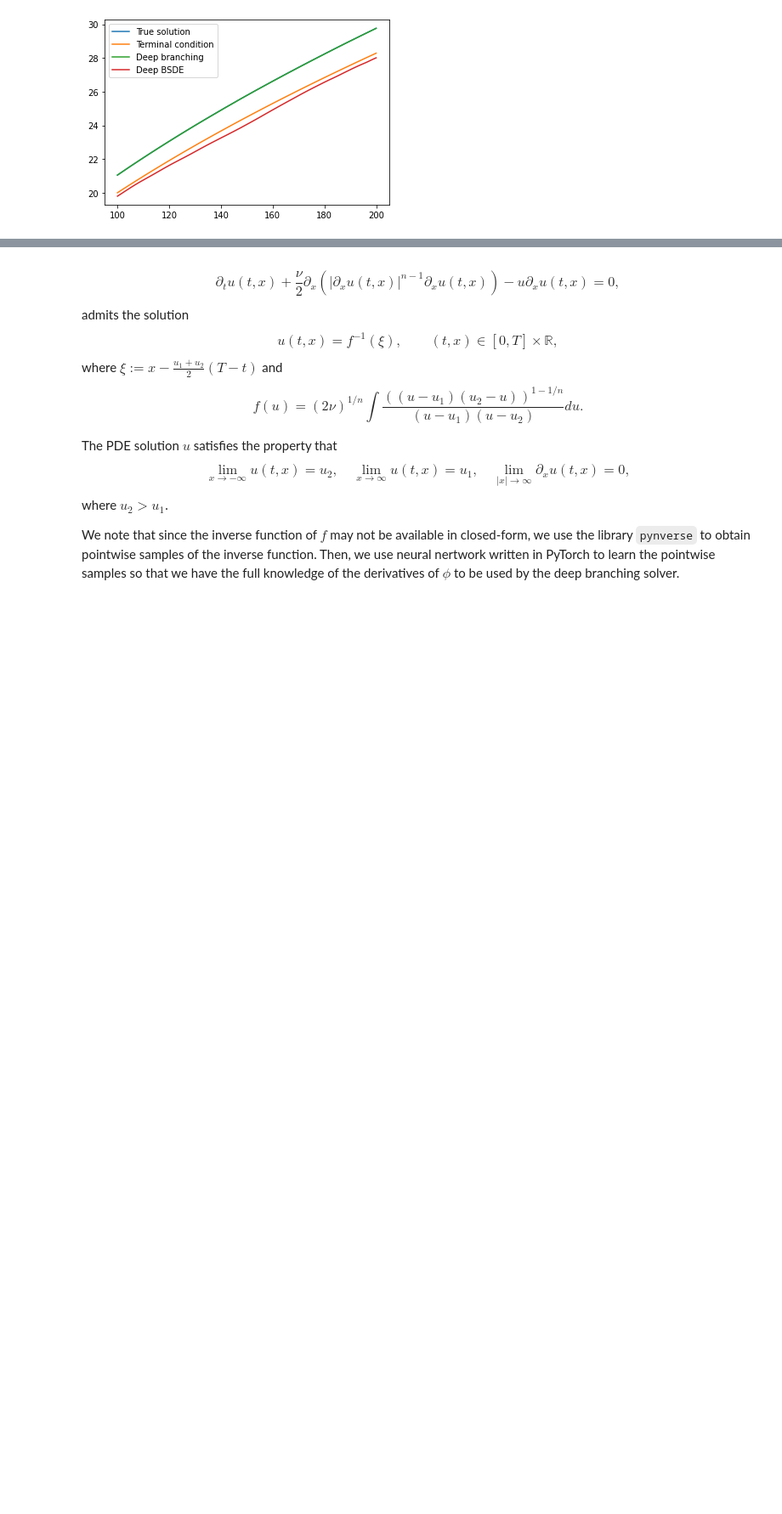
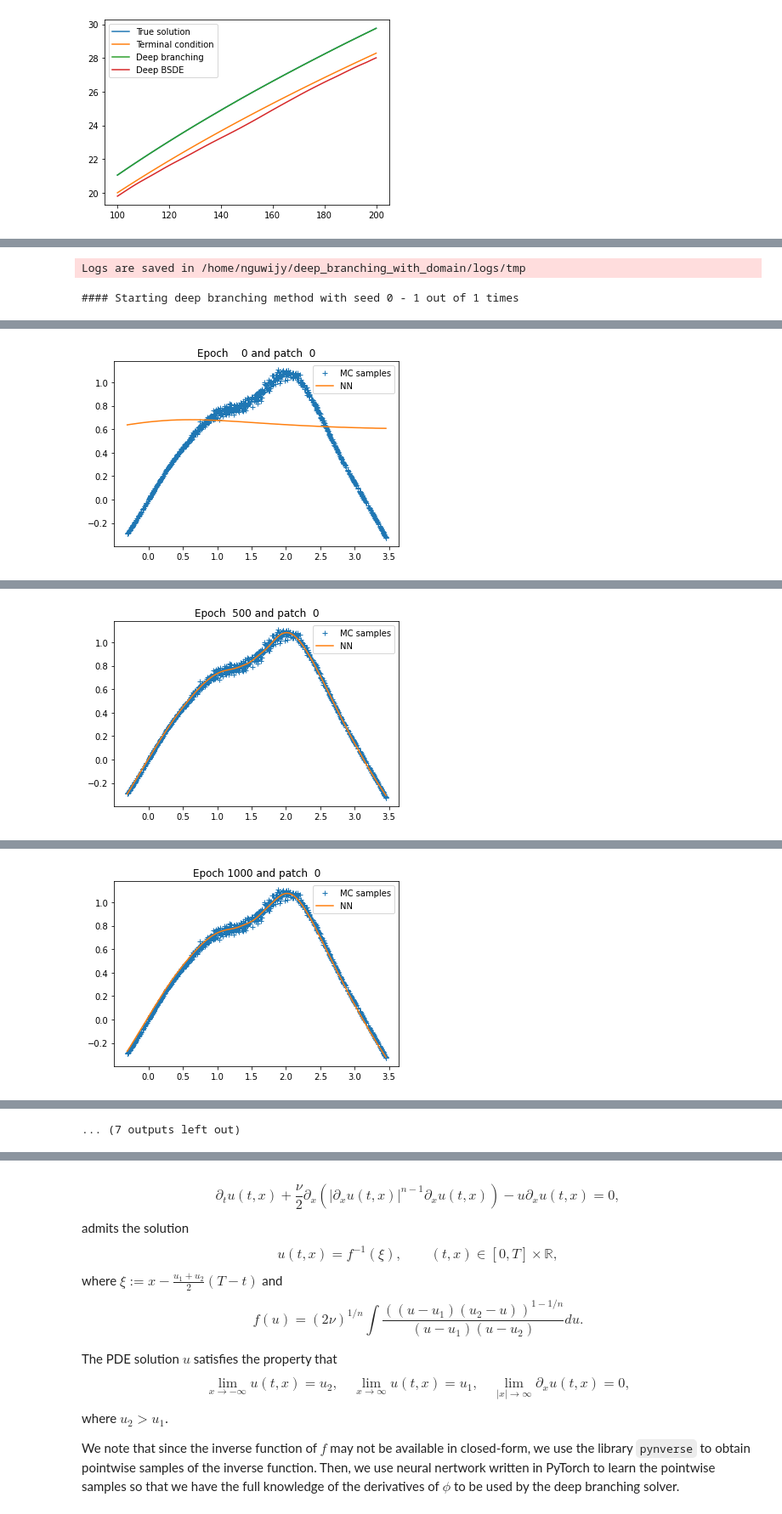
Before and after one commit to nguwijy/deep_branching_with_domain, a Jupyter notebook: notebooks/deep_branching.ipynb, the cells around one changed output, grey strips where cells are left out. Shown at 85% size. Drawn from its saved outputs; the diff is of its cells as text; code cells hidden in the pictures; blank space fills up the shorter version.

Commit message:
test: add MBE2 and MBE3 to deep_branching.ipynb

```diff
--- a/notebooks/deep_branching.ipynb
+++ b/notebooks/deep_branching.ipynb
@@ -71,6 +71,7 @@ def compare_performance(
     disable_bsde=False,
     disable_branch=False,
     seeds=list(range(10)),
+    disable_relative=False,
     **kwargs,
 ):
     if not os.path.isdir('deep_branching_logs/data/'):
@@ -115,7 +116,10 @@ def compare_performance(
             branch += tmp
             branch_l1_error.append((np.abs(tmp - true)).mean())
             branch_l2_error.append(((tmp - true) ** 2).mean())
-            branch_rel_error.append((np.abs(tmp - true) / np.abs(true)).mean())
+            if not disable_relative:
+                branch_rel_error.append((np.abs(tmp - true) / np.abs(true)).mean())
+            else:
+                branch_rel_error.append(0)
             print(
                 f"Time taken: {branch_runtime[-1]:.0f} seconds; L1 error: {branch_l1_error[-1]:.2E}; L2 error: {branch_l2_error[-1]:.2E}; rel error: {branch_rel_error[-1]:.2E}."
             )
@@ -139,7 +143,10 @@ def compare_performance(
             dgm += tmp
             dgm_l1_error.append((np.abs(tmp - true)).mean())
             dgm_l2_error.append(((tmp - true) ** 2).mean())
-            dgm_rel_error.append((np.abs(tmp - true) / np.abs(true)).mean())
+            if not disable_relative:
+                dgm_rel_error.append((np.abs(tmp - true) / np.abs(true)).mean())
+            else:
+                dgm_rel_error.append(0)
             print(
                 f"Time taken: {dgm_runtime[-1]:.0f} seconds; L1 error: {dgm_l1_error[-1]:.2E}; L2 error: {dgm_l2_error[-1]:.2E}; rel error: {dgm_rel_error[-1]:.2E}."
             )
@@ -164,7 +171,10 @@ def compare_performance(
             bsde += tmp
             bsde_l1_error.append((np.abs(tmp - true)).mean())
             bsde_l2_error.append(((tmp - true) ** 2).mean())
-            bsde_rel_error.append((np.abs(tmp - true) / np.abs(true)).mean())
+            if not disable_relative:
+                bsde_rel_error.append((np.abs(tmp - true) / np.abs(true)).mean())
+            else:
+                bsde_rel_error.append(0)
             print(
                 f"Time taken: {bsde_runtime[-1]:.0f} seconds; L1 error: {bsde_l1_error[-1]:.2E}; L2 error: {bsde_l2_error[-1]:.2E}; rel error: {bsde_rel_error[-1]:.2E}."
             )
@@ -731,0 +949,16 @@ std rel error:  3.20E-03
+# %%
+# Performance comparison
+compare_performance(grid, grid_d_dim, grid_d_dim_with_t, t_lo, true, terminal=terminal, seeds=[0],
+                    disable_bsde=True, disable_galerkin=True, verbose=True, debug_mode=True,
+                    T=T, device=device, epochs=3000, fname="mbe3", nu=nu,
+                    branch_nb_states=1000, branch_nb_path_per_state=100000,
+                    branch_patches=1, branch_exponential_lambda=-math.log(.95)/T,
+                    branch_nb_states_per_batch=200,  # outlier_percentile=5,
+                    bsde_nb_states=1000, bsde_nb_time_intervals=4,
+                    dgm_nb_states=10000, f_fun=f_example, dgm_f_fun=dgm_f_example,
+                    deriv_map=deriv_map, dgm_deriv_map=dgm_deriv_map, phi_fun=phi_example,
+                    lr_gamma=0.1, branch_lr=1e-2, branch_activation="tanh", neurons=20, layers=5,
+                    save_for_best_model=False, save_as_tmp=True, disable_relative=True)
+# %% [output]
+Logs are saved in /home/nguwijy/deep_branching_with_domain/logs/tmp
+#### Starting deep branching method with seed 0 - 1 out of 1 times
@@ -731,0 +967 @@ std rel error:  3.20E-03
+[figure, added]
@@ -731,0 +969 @@ std rel error:  3.20E-03
+[figure, added]
@@ -731,0 +971 @@ std rel error:  3.20E-03
+[figure, added]
@@ -732 +976,2 @@ std rel error:  3.20E-03
+... (7 outputs left out)
 # %% [markdown]
```
Also changed, not shown: parts of 9 cells of this notebook, 4 other files.
